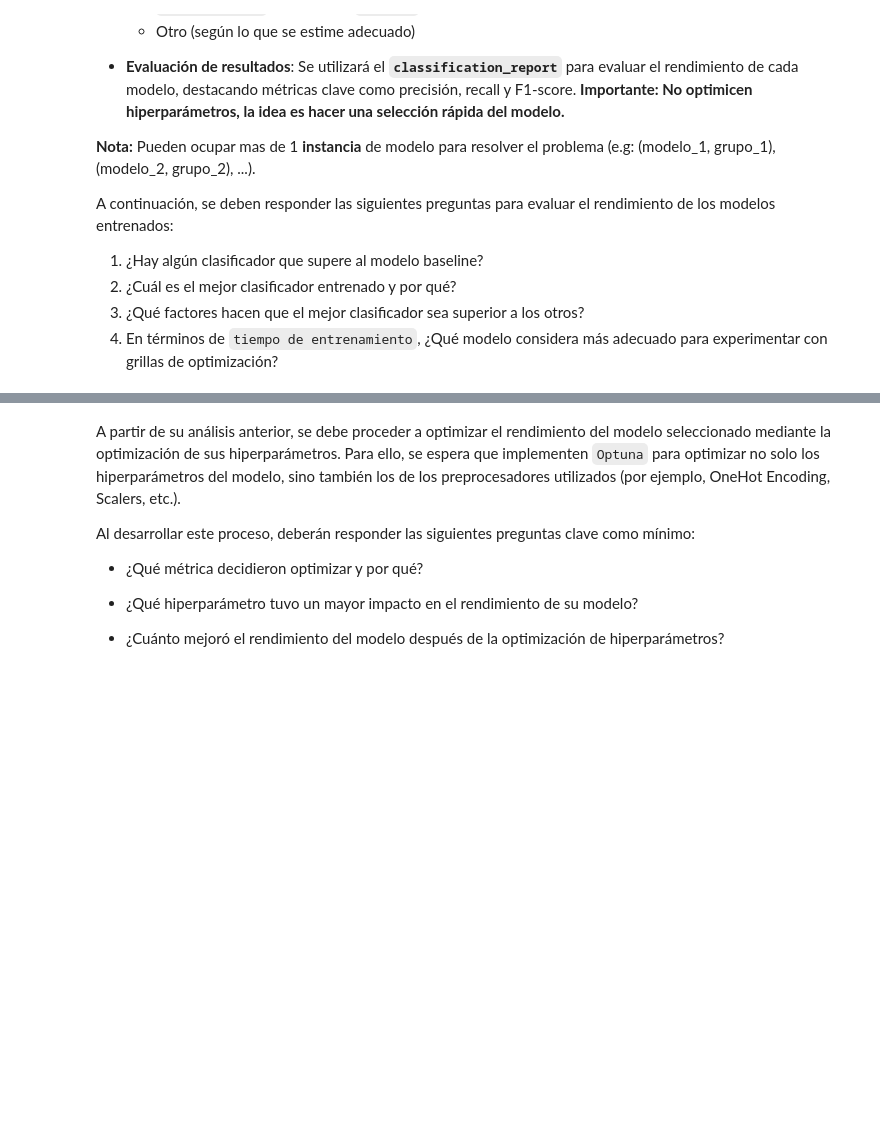
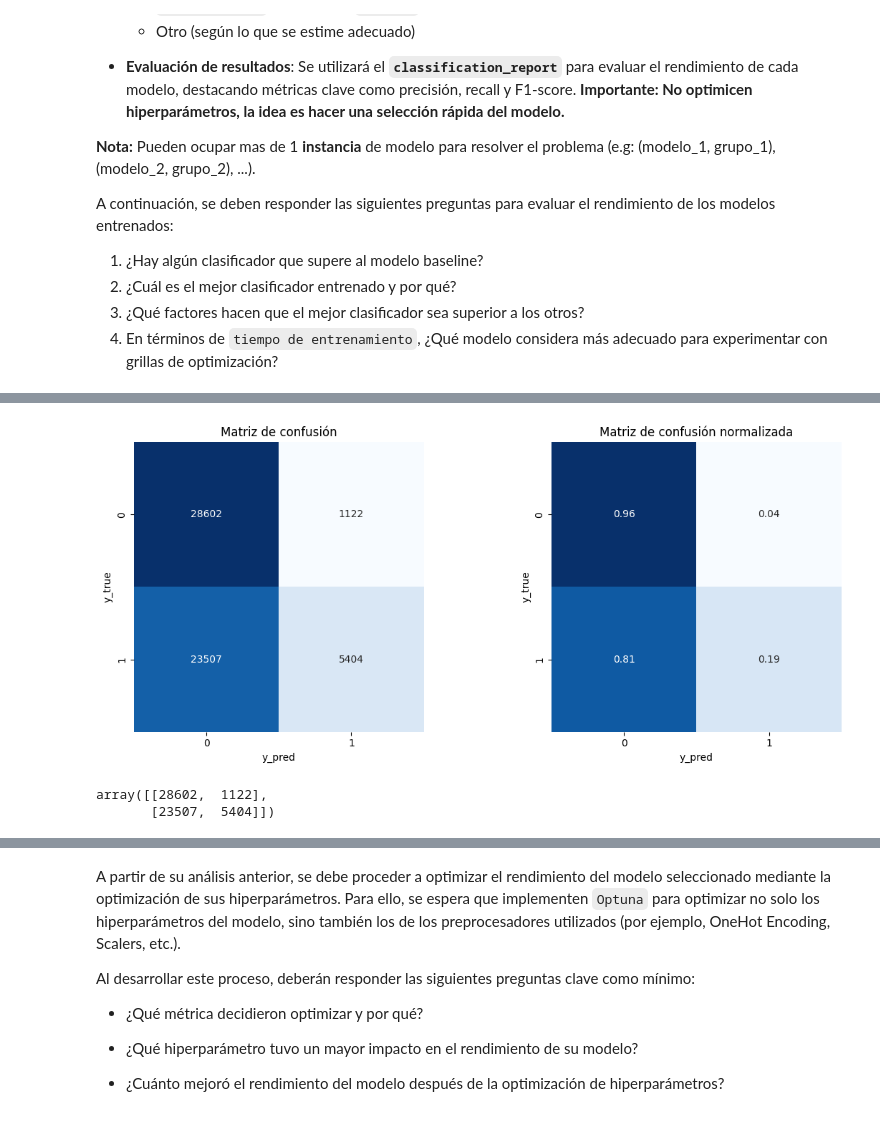
Before and after one commit to onemoremoka/sodaIAdrinks, a Jupyter notebook: datascience_notebook.ipynb, the cells around one changed output, grey strips where cells are left out. Drawn from its saved outputs; the diff is of its cells as text; code cells hidden in the pictures; blank space fills up the shorter version.

```diff
--- a/datascience_notebook.ipynb
+++ b/datascience_notebook.ipynb
@@ -1054,16 +1454,36 @@ pipeline_preprocessing = Pipeline([
     ('transformer', function_transformer),
     ('preprocessing', preprocessor),
 ])
-# %%
-from sklearn.metrics import confusion_matrix
-
-def confuse_matrix(y_true, y_pred):
-    cm = confusion_matrix(y_true, y_pred)
-    sns.heatmap(cm, annot=True, fmt='d', cmap='Blues')
-    plt.title('Matriz de Confusión')
-    plt.xlabel('Predicción')
-    plt.ylabel('Real')
-    plt.show()
+# %%
+from sklearn.metrics import confusion_matrix
+
+def confuse_matrix(y_true, y_pred):
+    # two graphs: confusion matrix and confusion matrix normalized
+    fig, ax = plt.subplots(1, 2, figsize=(12, 5))
+    cm = confusion_matrix(y_true, y_pred)
+    sns.heatmap(cm, annot=True, fmt='d', cmap='Blues', cbar=False, ax=ax[0])
+    ax[0].set_title('Matriz de confusión')
+    ax[0].set_xlabel('y_pred')
+    ax[0].set_ylabel('y_true')
+    ax[0].set_xticklabels(['0', '1'])
+    ax[0].set_yticklabels(['0', '1'])
+    ax[0].set_ylim(2, 0)  # Invertir el eje y para que la etiqueta superior esté en la parte superior
+    ax[0].set_aspect('equal')
+    ax[0].grid(False)
+    # Normalizar la matriz de confusión
+    cm_normalized = cm.astype('float') / cm.sum(axis=1)[:, np.newaxis]
+    sns.heatmap(cm_normalized, annot=True, fmt='.2f', cmap='Blues', cbar=False, ax=ax[1])
+    ax[1].set_title('Matriz de confusión normalizada')
+    ax[1].set_xlabel('y_pred')
+    ax[1].set_ylabel('y_true')
+    ax[1].set_xticklabels(['0', '1'])
+    ax[1].set_yticklabels(['0', '1'])
+    ax[1].set_ylim(2, 0)  # Invertir el eje y para que la etiqueta superior esté en la parte superior
+    ax[1].set_aspect('equal')
+    ax[1].grid(False)
+    plt.tight_layout()
+    plt.show()
+    return cm
 # %% [markdown]
 En el DataFrame ``transacciones``, los tipos de datos son consistentes con los valores ingresados, por lo que no es necesario realizar transformaciones adicionales de tipo. Al analizar la distribución de los datos, se observa que la feauture ``Items`` tiene con $\lambda = 1$ tiene el 18.36% de los datos fuera del rango intercuratilico (IQR), lo cual implica la presentación de una cantidad de outliers significativos. Existen 8384 registros que han sido devueltos a la empresa que corresponden a un 3.28% de las ventas.
 
@@ -1129,0 +1609,6 @@ A continuación, se deben responder las siguientes preguntas para evaluar el ren
+# %%
+confuse_matrix(y_test, y_test_pred)
+# %% [output]
+[figure, added]
+array([[28602,  1122],
+       [23507,  5404]])
```
Also changed, not shown: parts of 91 cells of this notebook.
